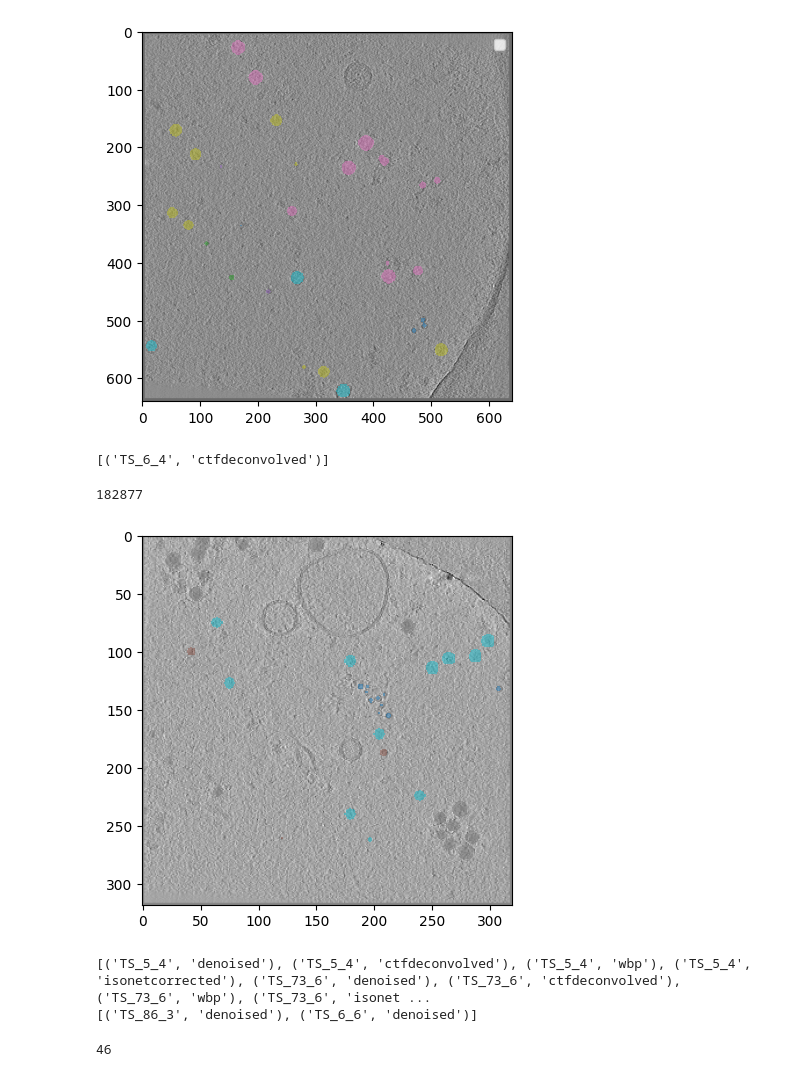
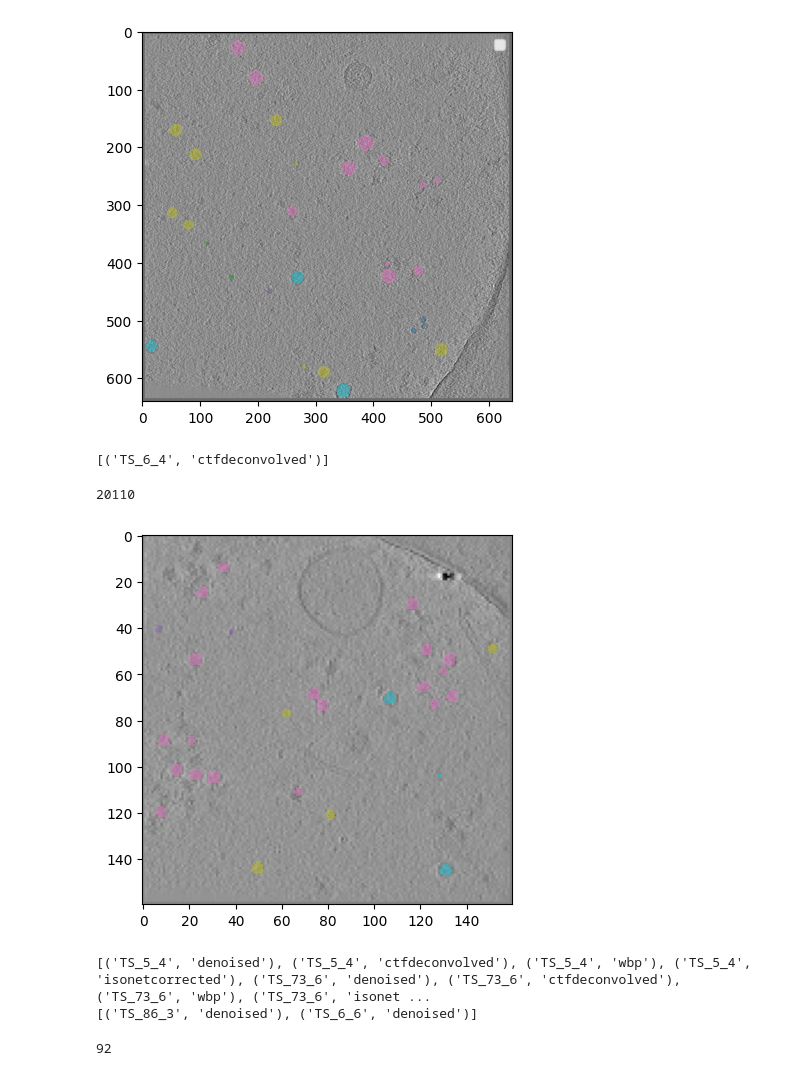
Before and after one commit to Tatsuya0720/Kaggle-CZII2024, a Jupyter notebook: experiments/exp006/exp.ipynb, the cells around one changed output. Cells and saved outputs as stored; diff of their text form; code cells hidden in the pictures.

```diff
--- a/experiments/exp006/exp.ipynb
+++ b/experiments/exp006/exp.ipynb
@@ -335,34 +335,34 @@ No artists with labels found to put in legend.  Note that artists whose label st
 # %%
 dataset = EziiDataset(
     exp_names=["TS_6_4"],
     base_dir="../../inputs/train/static",
     particles_name=CFG.particles_name,
-    resolution="1",
+    resolution="2",
 )
 normalized_tomogram = dataset[0]["normalized_tomogram"]
 segmentation_map = dataset[0]["segmentation_map"]
 
 # まずはトモグラムを表示
-index = 25
+index = 21
 plt.imshow(normalized_tomogram[index], cmap="gray")
 
 # 重ねてクラスが存在する部分を色付け(-1の部分は透明)
 target_segmentation_map = segmentation_map[index]
 masked_seg = np.ma.masked_where(target_segmentation_map <= 0, target_segmentation_map)
 
 plt.imshow(masked_seg, cmap="tab10", alpha=0.5)
 
 # for i in range(target_segmentation_map.shape[0]):
 #     for j in range(target_segmentation_map.shape[1]):
 #         label = target_segmentation_map[i, j]
 #         if label != -1:
 #             plt.scatter(j, i, alpha=0.9, c=label)
 #             cnt += 1
 len(segmentation_map[segmentation_map > 0])
 # %% [output]
 [('TS_6_4', 'ctfdeconvolved')]
-182877
+20110
-[figure, old version]
+[figure, new version]
 # %%
 import torch
 import torch.nn as nn
@@ -391,7 +391,7 @@ train_dataset = EziiDataset(
     exp_names=["TS_5_4", "TS_73_6", "TS_99_9", "TS_6_4", "TS_69_2"],
     base_dir="../../inputs/train/static",
     particles_name=CFG.particles_name,
-    resolution="2",
+    resolution="1",
     # zarr_type=["ctfdeconvolved"],
     zarr_type=["denoised", "ctfdeconvolved", "wbp", "isonetcorrected"],
 )
@@ -400,7 +400,7 @@ valid_dataset = EziiDataset(
     exp_names=["TS_86_3", "TS_6_6"],
     base_dir="../../inputs/train/static",
     particles_name=CFG.particles_name,
-    resolution="2",
+    resolution="1",
     # zarr_type=["ctfdeconvolved"],
     zarr_type=["denoised"],
 )
@@ -420,4 +420,4 @@ normalized_tomogram.shape[0]
 # %% [output]
 [('TS_5_4', 'denoised'), ('TS_5_4', 'ctfdeconvolved'), ('TS_5_4', 'wbp'), ('TS_5_4', 'isonetcorrected'), ('TS_73_6', 'denoised'), ('TS_73_6', 'ctfdeconvolved'), ('TS_73_6', 'wbp'), ('TS_73_6', 'isonet ...
 [('TS_86_3', 'denoised'), ('TS_6_6', 'denoised')]
-46
+92
```
Also changed, not shown: parts of 3 cells of this notebook.
